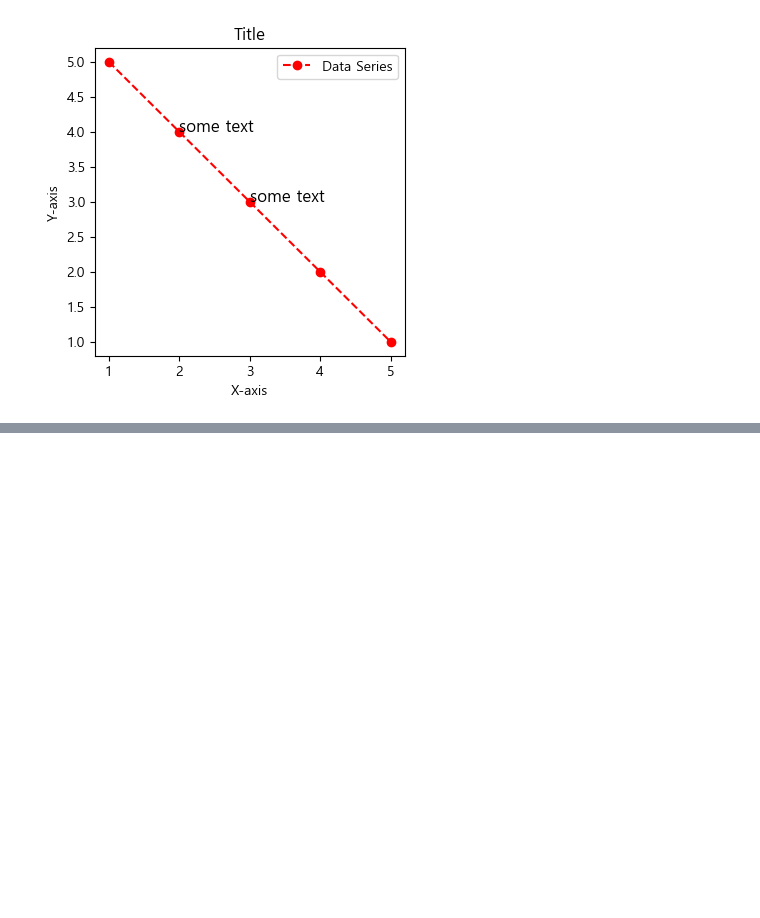
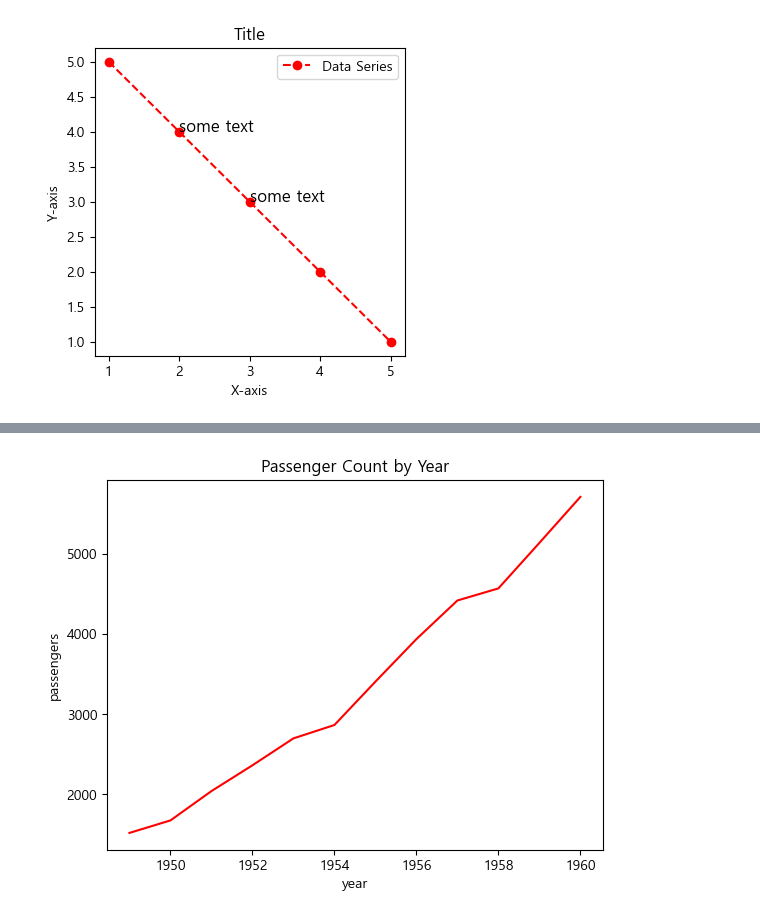
Before and after one commit to bellepoque7/sparta_ml, a Jupyter notebook: pandas_study.ipynb, the cells around one changed output, grey strips where cells are left out. Drawn from its saved outputs; the diff is of its cells as text; code cells hidden in the pictures; blank space fills up the shorter version.

```diff
--- a/pandas.ipynb
+++ b/pandas_study.ipynb
@@ -1754,0 +1813,6 @@ plt.show()
+# %%
+# seaborn 불러오기
+import seaborn as sns
+# 데이터 셋 불러오기
+data = sns.load_dataset('flights')
+# 이거 어디서 가져오는거?
@@ -1754,0 +1835,5 @@ plt.show()
+# %%
+# 연도별 승객의 변화 추세 - 일단 그룹화
+
+data_grouped = data[['year', 'passengers']].groupby('year').sum().reset_index()
+data_grouped
@@ -1754,0 +1854,14 @@ plt.show()
+# %%
+# 선그래프 그리기 1차 작성했는데 plt 생략함!!! 그리고 plot말고 plt!!!
+# plot(data_grouped['year'], data_grouped['passengers'])
+# plot.xlabel('year')
+# plot.ylabel('passengers')
+# plot.show()
+
+plt.plot(data_grouped['year'], data_grouped['passengers'], color='red') # 레드추가
+plt.xlabel('year')
+plt.ylabel('passengers')
+plt.title('Passenger Count by Year')
+plt.show()
+# %% [output]
+[figure, added]
```
Also changed, not shown: parts of 69 cells of this notebook, 2 other files.
